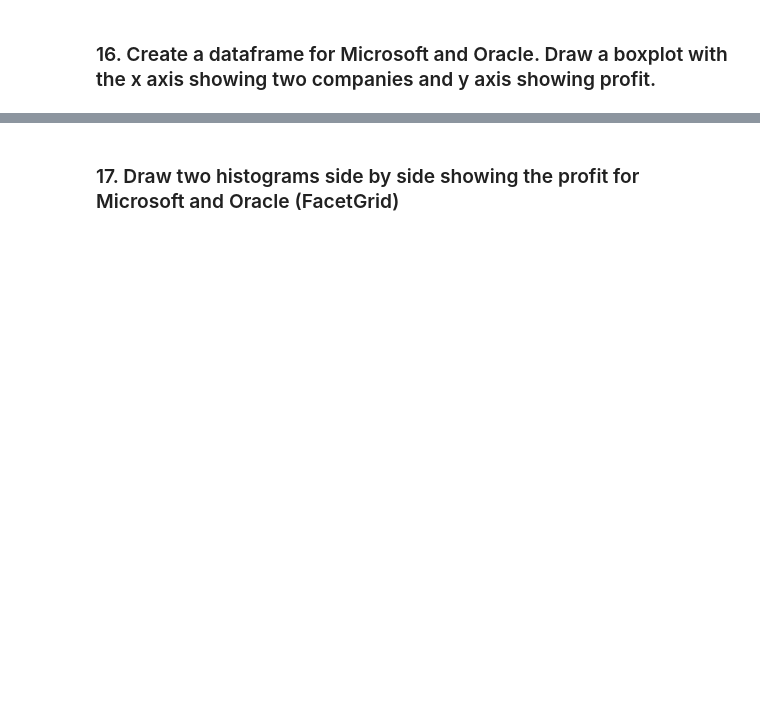
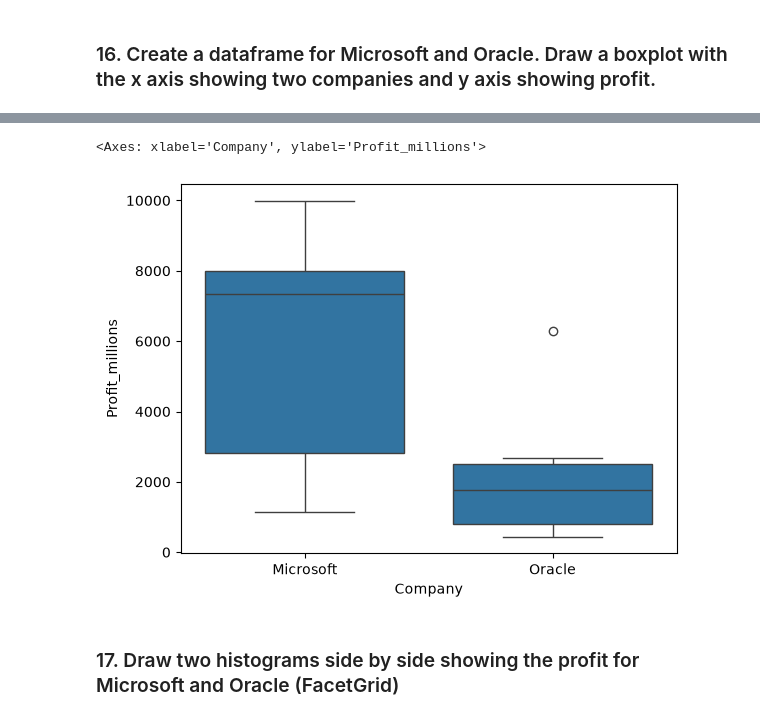
Before and after one commit to sabrinali11/comm4259-work, a Jupyter notebook: lab_03/Lab_03-Exercise.ipynb, the cells around one changed output, grey strips where cells are left out. Drawn from its saved outputs; the diff is of its cells as text; code cells hidden in the pictures; blank space fills up the shorter version.

```diff
--- a/lab_03/Lab_03-Exercise.ipynb
+++ b/lab_03/Lab_03-Exercise.ipynb
@@ -156,2 +244,7 @@ df.loc[df.Profit_millions > 100]
 # %% [markdown]
 ### 16. Create a dataframe for Microsoft and Oracle. Draw a boxplot with the x axis showing two companies and y axis showing profit.
+# %%
+df2 = df.loc[
+    (df.Company == "Microsoft") |
+    (df.Company == "Oracle")
+]
@@ -158,2 +260,11 @@ df.loc[df.Profit_millions > 100]
+# %%
+sns.boxplot(
+    x = "Company",
+    y = "Profit_millions",
+    data = df2
+)
+# %% [output]
+<Axes: xlabel='Company', ylabel='Profit_millions'>
+[figure, added]
 # %% [markdown]
 ### 17. Draw two histograms side by side showing the profit for Microsoft and Oracle (FacetGrid)
```
Also changed, not shown: parts of 9 cells of this notebook.
